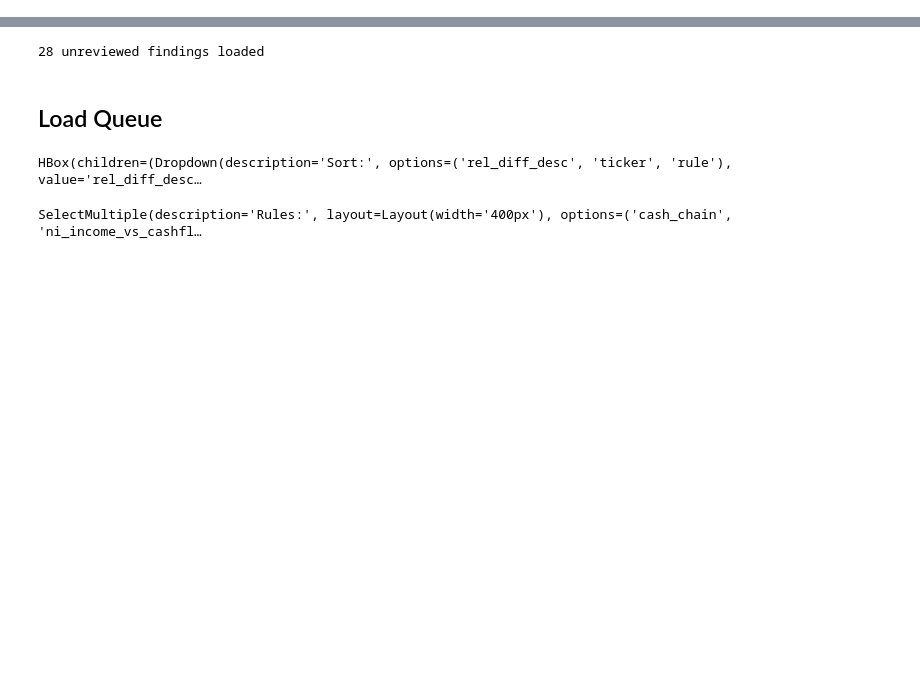
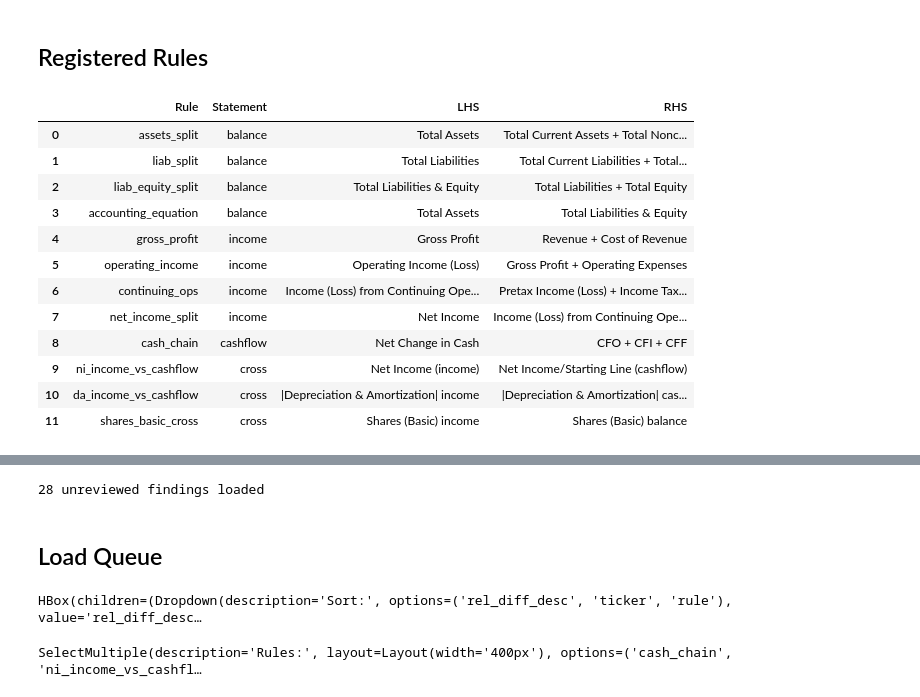
Before and after one commit to marcdumon/investment_research_platform, a Jupyter notebook: notebooks/review_simfin_anomalies.ipynb, the cells around one changed output, grey strips where cells are left out. Saved outputs shown, nothing was run; the diff lists cells and outputs as text; code cells hidden in the pictures; blank space fills up the shorter version.

```diff
--- a/notebooks/review_simfin_anomalies.ipynb
+++ b/notebooks/review_simfin_anomalies.ipynb
@@ -21,0 +54,22 @@ VARIANT = 'A'
+# %% [markdown]
+## Registered Rules
+# %%
+_rules_df = pd.DataFrame([
+    {'Rule': r.name, 'Statement': r.statement, 'LHS': r.lhs, 'RHS': r.rhs}
+    for r in REGISTRY
+])
+display(_rules_df)
+# %% [output]
+|  | Rule | Statement | LHS | RHS |
+| 0 | assets_split | balance | Total Assets | Total Current Assets + Total Nonc... |
+| 1 | liab_split | balance | Total Liabilities | Total Current Liabilities + Total... |
+| 2 | liab_equity_split | balance | Total Liabilities & Equity | Total Liabilities + Total Equity |
+| 3 | accounting_equation | balance | Total Assets | Total Liabilities & Equity |
+| 4 | gross_profit | income | Gross Profit | Revenue + Cost of Revenue |
+| 5 | operating_income | income | Operating Income (Loss) | Gross Profit + Operating Expenses |
+| 6 | continuing_ops | income | Income (Loss) from Continuing Ope... | Pretax Income (Loss) + Income Tax... |
+| 7 | net_income_split | income | Net Income | Income (Loss) from Continuing Ope... |
+| 8 | cash_chain | cashflow | Net Change in Cash | CFO + CFI + CFF |
+| 9 | ni_income_vs_cashflow | cross | Net Income (income) | Net Income/Starting Line (cashflow) |
+| 10 | da_income_vs_cashflow | cross | |Depreciation & Amortization| income | |Depreciation & Amortization| cas... |
+| 11 | shares_basic_cross | cross | Shares (Basic) income | Shares (Basic) balance |
```
Also changed, not shown: parts of 16 cells of this notebook, 1 other file.
